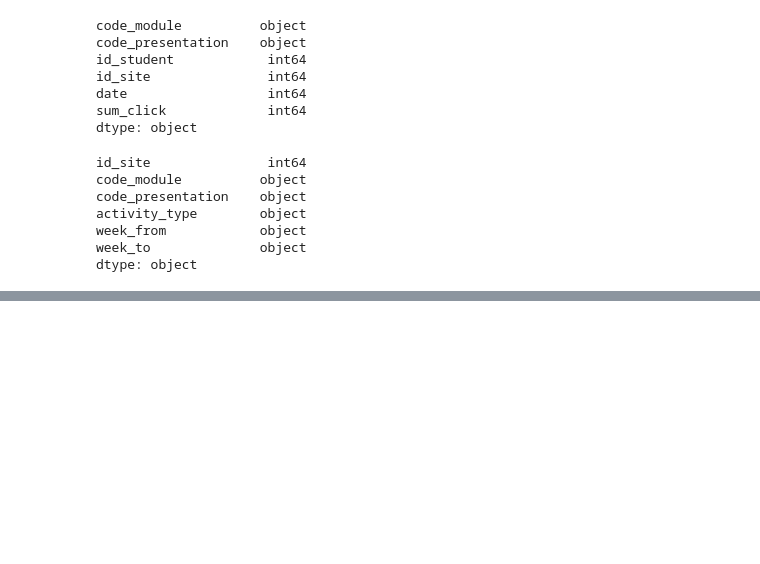
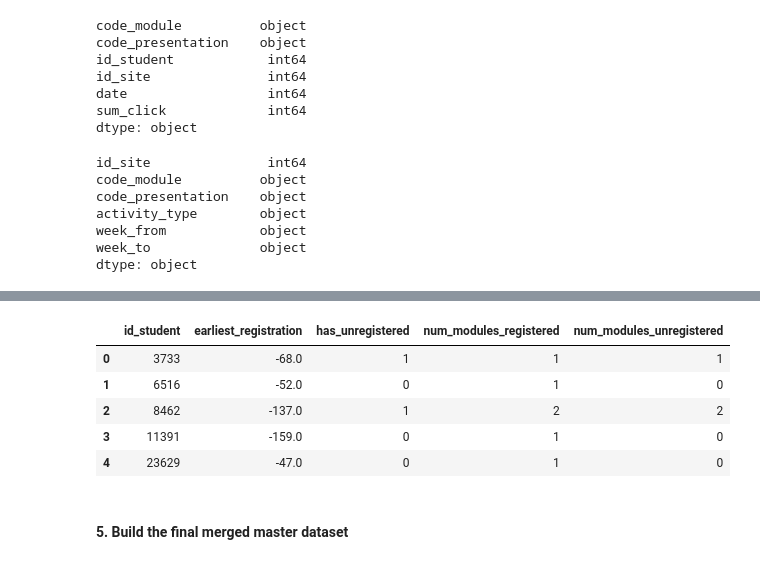
Before and after one commit to SDPcodes/student-performance-analytics, a Jupyter notebook: analytics_notebook.ipynb, the cells around one changed output, grey strips where cells are left out. Drawn from its saved outputs; the diff is of its cells as text; code cells hidden in the pictures; blank space fills up the shorter version.

```diff
--- a/analytics_notebook.ipynb
+++ b/analytics_notebook.ipynb
@@ -234,0 +292,21 @@ dtype: object
+# %%
+# Create an aggregated data frame which contains unique student id and their
+# earliest registration, whether they unregistered, unregistered module count, registered module count
+
+student_registration_aggregated_ds = open_university_learning_analytics_student_registration_ds.groupby(["id_student"]).agg(
+    earliest_registration=("date_registration", "min"),
+    has_unregistered=("date_unregistration", lambda x: int(x.notna().any())),
+    num_modules_registered=("code_module", "count"),
+    num_modules_unregistered=("date_unregistration", "count")
+).reset_index()
+
+student_registration_aggregated_ds.head()
+# %% [output]
+|  | id_student | earliest_registration | has_unregistered | num_modules_registered | num_modules_unregistered |
+| 0 | 3733 | -68.0 | 1 | 1 | 1 |
+| 1 | 6516 | -52.0 | 0 | 1 | 0 |
+| 2 | 8462 | -137.0 | 1 | 2 | 2 |
+| 3 | 11391 | -159.0 | 0 | 1 | 0 |
+| 4 | 23629 | -47.0 | 0 | 1 | 0 |
+# %% [markdown]
+#### 5. Build the final merged master dataset
```
Also changed, not shown: parts of 10 cells of this notebook, 1 other file.
